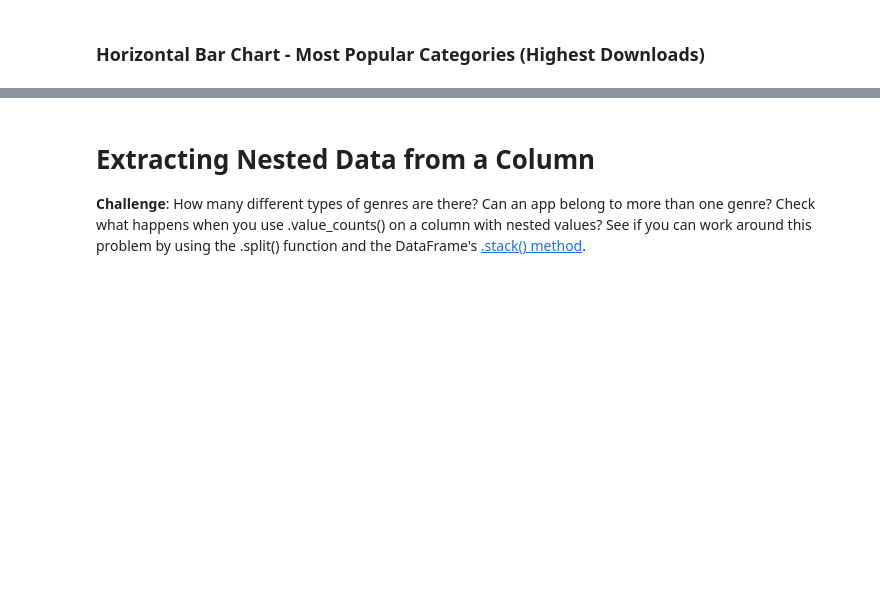
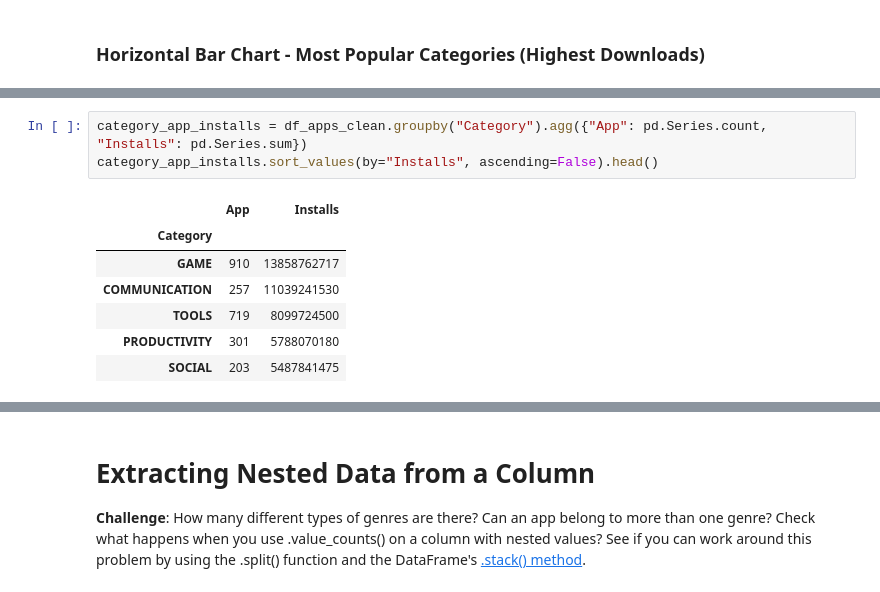
Before and after one commit to buholica/python_bootcamp, a Jupyter notebook: 59-81_days/76_android_app_store_data/Google Play Store App Analytics.ipynb, the cells around one changed output, grey strips where cells are left out. Saved outputs shown, nothing was run; the diff lists cells and outputs as text; blank space fills up the shorter version.

```diff
--- a/59-81_days/76_android_app_store_data/Google Play Store App Analytics.ipynb
+++ b/59-81_days/76_android_app_store_data/Google Play Store App Analytics.ipynb
@@ -325,3 +386,14 @@ df_apps_clean.sort_values(by="Revenue_Estimate", ascending=False).head(10)
 <img src=https://imgur.com/cHsqh6a.png>
 
 *Hint*: Use the size, hover_name and color parameters in .scatter(). To scale the yaxis, call .update_layout() and specify that the yaxis should be on a log-scale like so: yaxis=dict(type='log')
+# %%
+category_app_installs = df_apps_clean.groupby("Category").agg({"App": pd.Series.count, "Installs": pd.Series.sum})
+category_app_installs.sort_values(by="Installs", ascending=False).head()
+# %% [output]
+|  | App | Installs |
+| Category |  |  |
+| GAME | 910 | 13858762717 |
+| COMMUNICATION | 257 | 11039241530 |
+| TOOLS | 719 | 8099724500 |
+| PRODUCTIVITY | 301 | 5788070180 |
+| SOCIAL | 203 | 5487841475 |
```
Also changed, not shown: parts of 29 cells of this notebook.
